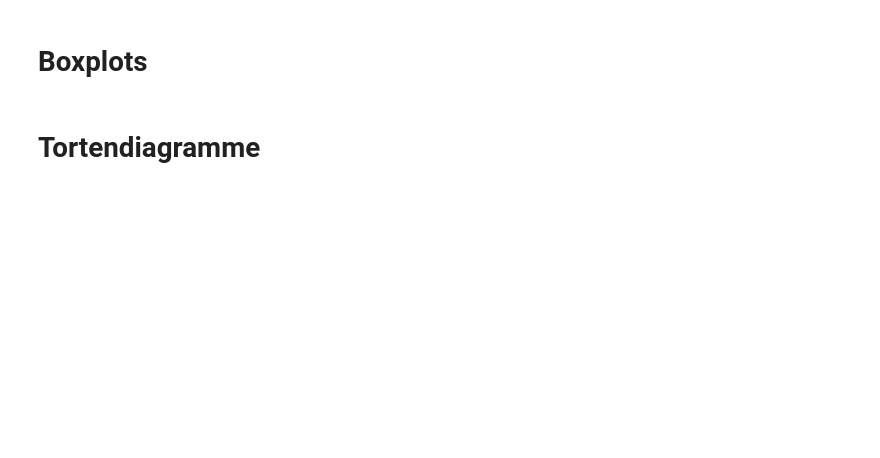
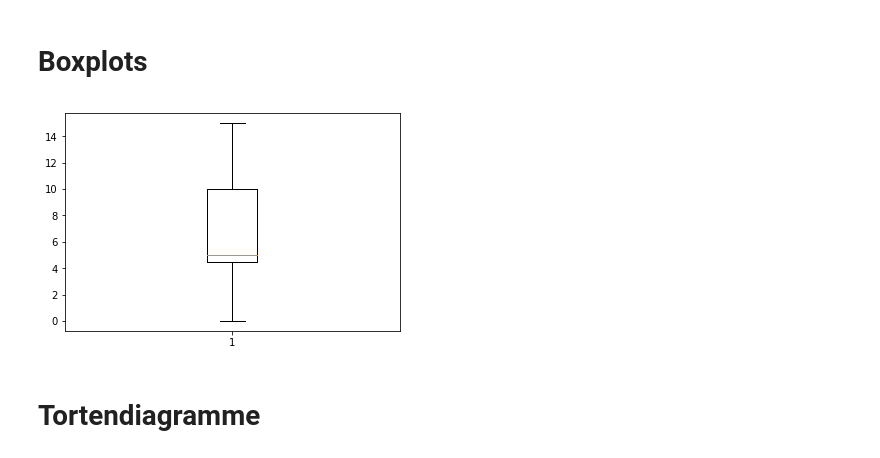
Before and after one commit to mfhepp/pip, a Jupyter notebook: notebooks/pip_unit_4.ipynb, the cells around one changed output. Saved outputs shown, nothing was run; the diff lists cells and outputs as text; code cells hidden in the pictures; blank space fills up the shorter version.

```diff
--- a/notebooks/pip_unit_4.ipynb
+++ b/notebooks/pip_unit_4.ipynb
@@ -29,4 +50,10 @@
 # %% [markdown]
 # Boxplots
+# %%
+from matplotlib import pyplot as plt
+plt.boxplot([0, 1, 5, 15, 4, 12, 5, 7, 9, 5, 11])
+plt.show()
+# %% [output]
+[figure, added]
 # %% [markdown]
 # Tortendiagramme
```
Also changed, not shown: parts of 9 cells of this notebook, 15 other files.
